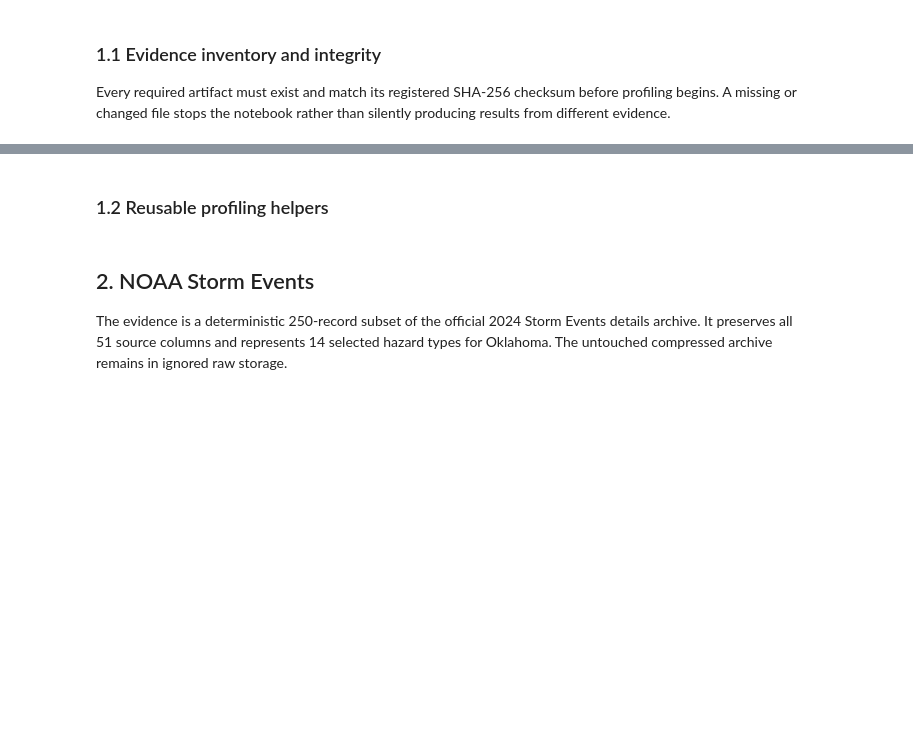
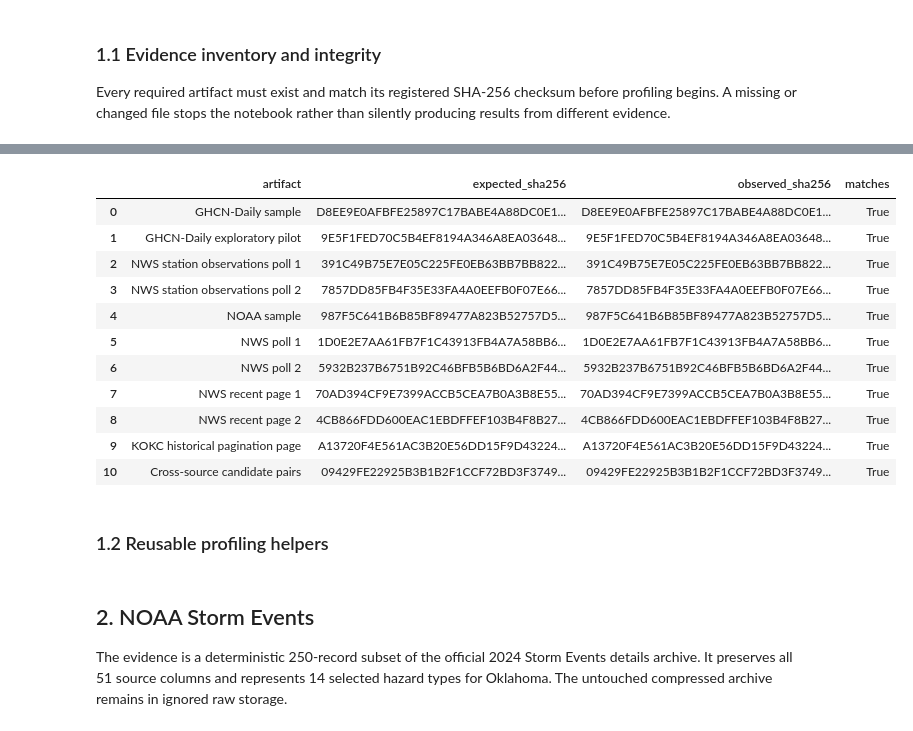
Before and after one commit to KevMasMas/multi-hazard-weather-monitoring, a Jupyter notebook: notebooks/01_source_profiling.ipynb, the cells around one changed output, grey strips where cells are left out. Cells and saved outputs as stored; diff of their text form; code cells hidden in the pictures; blank space fills up the shorter version.

```diff
--- a/notebooks/01_source_profiling.ipynb
+++ b/notebooks/01_source_profiling.ipynb
@@ -144,15 +178,16 @@ noaa_metadata = load_yaml(NOAA_METADATA_PATH)
 nws_poll_1_metadata = load_yaml(NWS_POLL_1_METADATA_PATH)
 nws_poll_2_metadata = load_yaml(NWS_POLL_2_METADATA_PATH)
 nws_recent_metadata = load_yaml(NWS_RECENT_METADATA_PATH)
-ghcn_metadata = load_json(GHCN_METADATA_PATH)
+ghcn_metadata = load_yaml(GHCN_METADATA_PATH)
 ghcn_pilot_metadata = load_json(GHCN_PILOT_METADATA_PATH)
-station_observations_metadata = load_json(STATION_OBSERVATIONS_METADATA_PATH)
+station_observations_metadata = load_yaml(STATION_OBSERVATIONS_METADATA_PATH)
 station_observations_poll2_metadata = load_json(STATION_OBSERVATIONS_POLL2_METADATA_PATH)
+candidate_pairs_metadata = load_yaml(CANDIDATE_PAIRS_METADATA_PATH)
 
 integrity_checks = pd.DataFrame([
     {
         "artifact": "GHCN-Daily sample",
-        "expected_sha256": ghcn_metadata["response"]["sha256"].upper(),
+        "expected_sha256": ghcn_metadata["ghcn_daily"]["sha256"].upper(),
         "observed_sha256": sha256_file(GHCN_SAMPLE_PATH),
     },
     {
@@ -162,45 +197,68 @@ integrity_checks = pd.DataFrame([
     },
     {
         "artifact": "NWS station observations poll 1",
-        "expected_sha256": station_observations_metadata["response"]["sha256"].upper(),
+        "expected_sha256": station_observations_metadata["nws_station_observations"]["sha256"].upper(),
         "observed_sha256": sha256_file(STATION_OBSERVATIONS_PATH),
     },
     {
         "artifact": "NWS station observations poll 2",
-        "expected_sha256": station_observations_poll2_metadata["response"]["sha256"].upper(),
+        "expected_sha256": station_observations_poll2_metadata["sha256"].upper(),
         "observed_sha256": sha256_file(STATION_OBSERVATIONS_POLL2_PATH),
     },
     {
         "artifact": "NOAA sample",
         "expected_sha256": noaa_metadata["sample"]["sha256"],
         "observed_sha256": sha256_file(NOAA_SAMPLE_PATH),
     },
     {
         "artifact": "NWS poll 1",
         "expected_sha256": nws_poll_1_metadata["evidence"]["sha256"],
         "observed_sha256": sha256_file(NWS_POLL_1_PATH),
     },
     {
         "artifact": "NWS poll 2",
         "expected_sha256": nws_poll_2_metadata["evidence"]["sha256"],
         "observed_sha256": sha256_file(NWS_POLL_2_PATH),
     },
     {
         "artifact": "NWS recent page 1",
         "expected_sha256": nws_recent_metadata["pagination"]["page_1"]["sha256"],
         "observed_sha256": sha256_file(NWS_RECENT_PAGE_1_PATH),
     },
     {
         "artifact": "NWS recent page 2",
         "expected_sha256": nws_recent_metadata["pagination"]["page_2"]["sha256"],
         "observed_sha256": sha256_file(NWS_RECENT_PAGE_2_PATH),
     },
+    {
+        "artifact": "KOKC historical pagination page",
+        "expected_sha256": candidate_pairs_metadata["raw_page"]["sha256"],
+        "observed_sha256": sha256_file(STATION_HISTORY_PAGE_PATH),
+    },
+    {
+        "artifact": "Cross-source candidate pairs",
+        "expected_sha256": candidate_pairs_metadata["derived_pairs"]["sha256"],
+        "observed_sha256": sha256_file(CANDIDATE_PAIRS_PATH),
+    },
 ])
 integrity_checks["matches"] = (
     integrity_checks["expected_sha256"] == integrity_checks["observed_sha256"]
 )
 display(integrity_checks)
 assert integrity_checks["matches"].all(), "At least one evidence checksum does not match."
+# %% [output]
+|  | artifact | expected_sha256 | observed_sha256 | matches |
+| 0 | GHCN-Daily sample | D8EE9E0AFBFE25897C17BABE4A88DC0E1... | D8EE9E0AFBFE25897C17BABE4A88DC0E1... | True |
+| 1 | GHCN-Daily exploratory pilot | 9E5F1FED70C5B4EF8194A346A8EA03648... | 9E5F1FED70C5B4EF8194A346A8EA03648... | True |
+| 2 | NWS station observations poll 1 | 391C49B75E7E05C225FE0EB63BB7BB822... | 391C49B75E7E05C225FE0EB63BB7BB822... | True |
+| 3 | NWS station observations poll 2 | 7857DD85FB4F35E33FA4A0EEFB0F07E66... | 7857DD85FB4F35E33FA4A0EEFB0F07E66... | True |
+| 4 | NOAA sample | 987F5C641B6B85BF89477A823B52757D5... | 987F5C641B6B85BF89477A823B52757D5... | True |
+| 5 | NWS poll 1 | 1D0E2E7AA61FB7F1C43913FB4A7A58BB6... | 1D0E2E7AA61FB7F1C43913FB4A7A58BB6... | True |
+| 6 | NWS poll 2 | 5932B237B6751B92C46BFB5B6BD6A2F44... | 5932B237B6751B92C46BFB5B6BD6A2F44... | True |
+| 7 | NWS recent page 1 | 70AD394CF9E7399ACCB5CEA7B0A3B8E55... | 70AD394CF9E7399ACCB5CEA7B0A3B8E55... | True |
+| 8 | NWS recent page 2 | 4CB866FDD600EAC1EBDFFEF103B4F8B27... | 4CB866FDD600EAC1EBDFFEF103B4F8B27... | True |
+| 9 | KOKC historical pagination page | A13720F4E561AC3B20E56DD15F9D43224... | A13720F4E561AC3B20E56DD15F9D43224... | True |
+| 10 | Cross-source candidate pairs | 09429FE22925B3B1B2F1CCF72BD3F3749... | 09429FE22925B3B1B2F1CCF72BD3F3749... | True |
 # %% [markdown]
 ### 1.2 Reusable profiling helpers
 # %%
```
Also changed, not shown: parts of 27 cells of this notebook, 33 other files.
